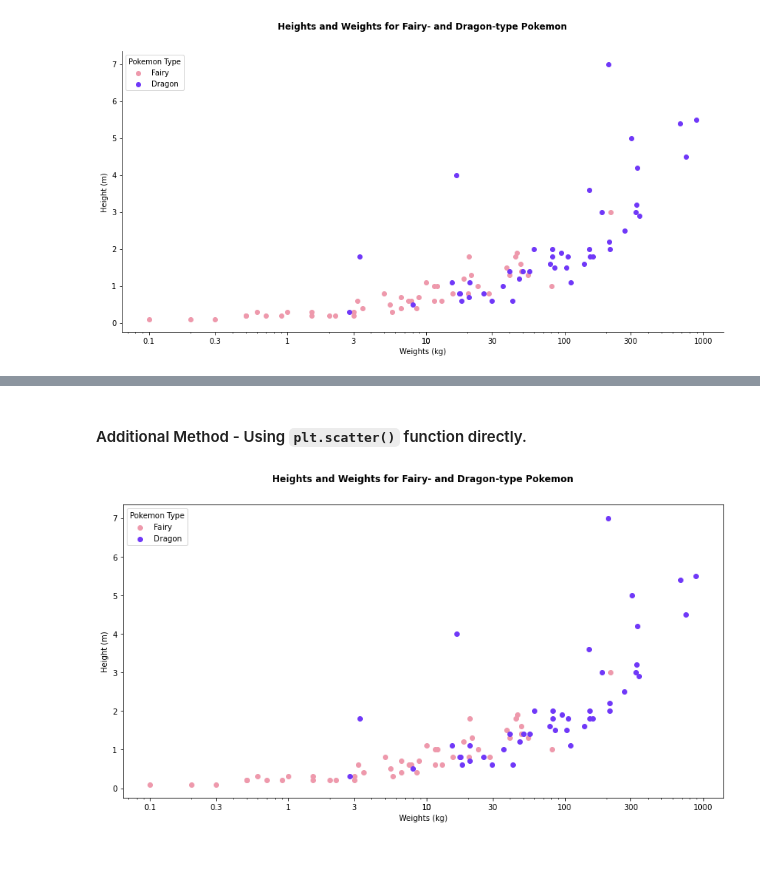
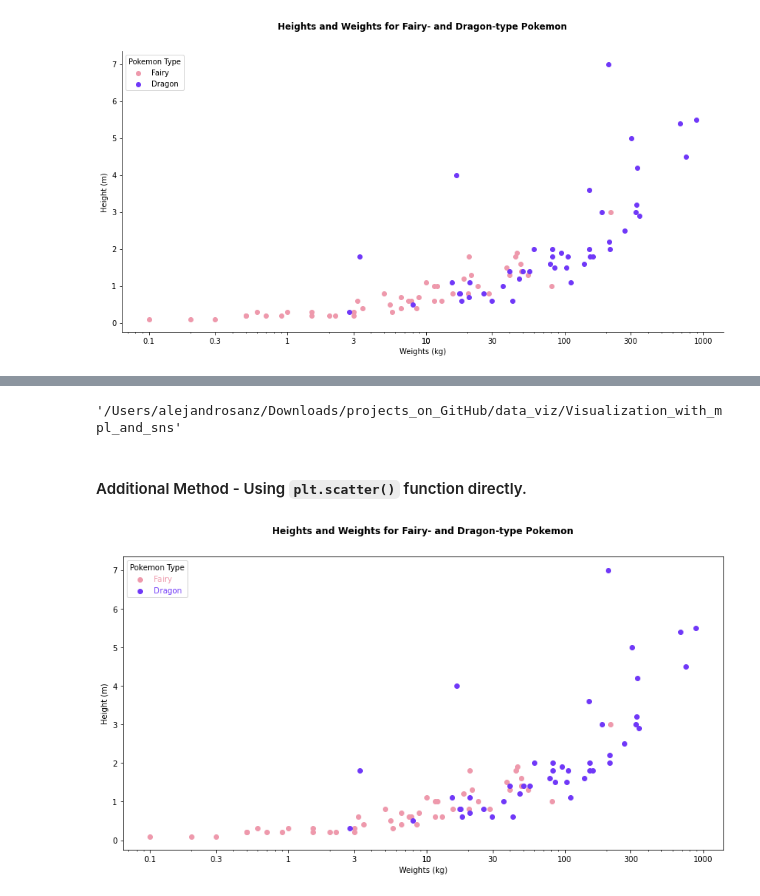
Before and after one commit to Alex-YuZ/Data-Visualization, a Jupyter notebook: Scatter_Plot.ipynb, the cells around one changed output, grey strips where cells are left out. Saved outputs shown, nothing was run; the diff lists cells and outputs as text; code cells hidden in the pictures; blank space fills up the shorter version.

```diff
--- a/Scatter_Plot.ipynb
+++ b/Scatter_Plot.ipynb
@@ -256,29 +306,33 @@ plt.title('Heights and Weights for Fairy- and Dragon-type Pokemon', \
+# %%
+pwd
+# %% [output]
+'/Users/alejandrosanz/Downloads/projects_on_GitHub/data_viz/Visualization_with_mpl_and_sns'
 # %% [markdown]
 #### Additional Method - Using `plt.scatter()` function directly.
 # %%
 # Set the figure size
 plt.figure(figsize=(14, 7))
 
 # Specify the types and colors to be drawn
 types_colors = [('fairy', '#ee99ac'), ('dragon', '#7038f8')]
 
 # Draw each type in a loop separately
 for type_, color_ in types_colors:
     plt.scatter(x=pkmn_sub[pkmn_sub.type==type_].weight, y=pkmn_sub[pkmn_sub.type==type_].height, color=color_)
 
 # Scaling the x axis
 plt.xscale('log')
 ticks = [0.1, 0.3, 1, 3, 10, 10, 30, 100, 300, 1000]
 plt.xticks(ticks, ticks)
 
 # Adjust the label properties
 plt.xlabel('Weights (kg)')
 plt.ylabel('Height (m)')
-plt.legend(['Fairy', 'Dragon'], title='Pokemon Type', loc=2)
+plt.legend(['Fairy', 'Dragon'], title='Pokemon Type', loc=2, labelcolor=['#ee99ac', '#7038f8'])
 
 # Adjust the title property
 plt.title('Heights and Weights for Fairy- and Dragon-type Pokemon', \
           pad=30, \
           fontdict={'fontsize': 12, 'fontweight': 'bold'});
 # %% [output]
-[figure, old version]
+[figure, new version]
```
Also changed, not shown: parts of 6 cells of this notebook.
